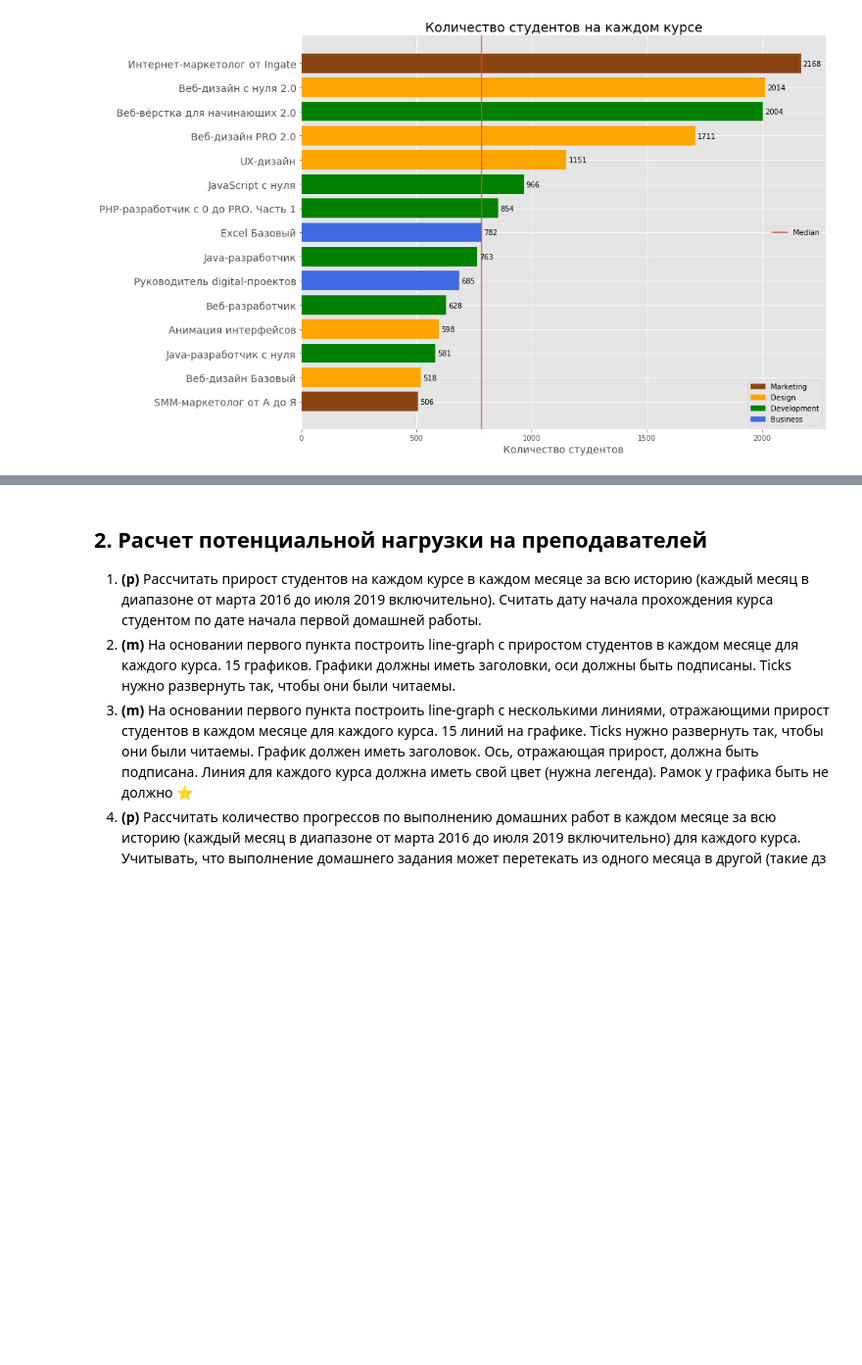
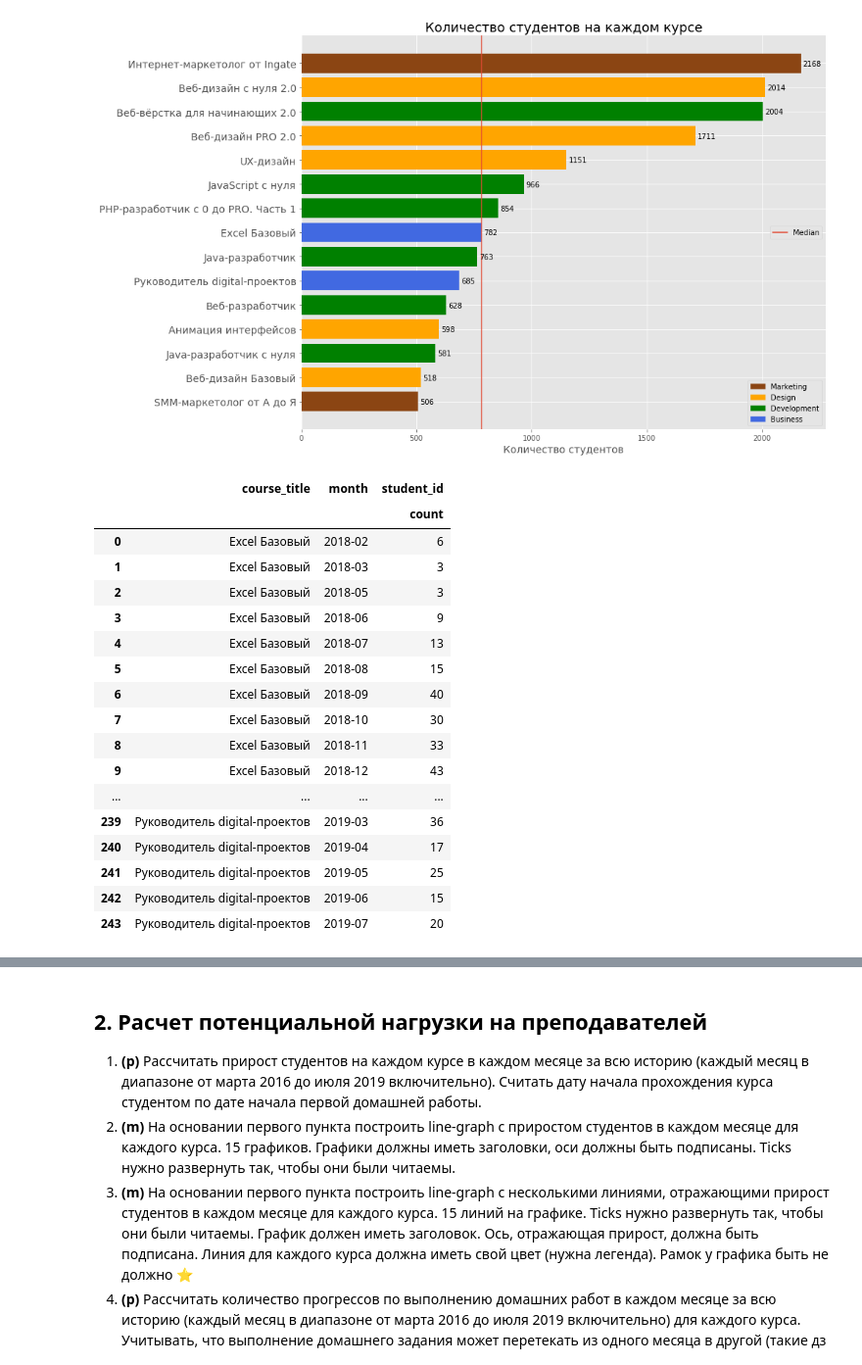
Before and after one commit to Dreeamcatcher/repo, a Jupyter notebook: skillbox/Data analytics - junior/course works/1/Coursework_analytics_1.ipynb, the cells around one changed output, grey strips where cells are left out. Shown at 98% size. Drawn from its saved outputs; the diff is of its cells as text; code cells hidden in the pictures; blank space fills up the shorter version.

Commit message:
part 2.1, dynamic_df

```diff
--- a/skillbox/Data analytics - junior/course works/1/Coursework_analytics_1.ipynb
+++ b/skillbox/Data analytics - junior/course works/1/Coursework_analytics_1.ipynb
@@ -251,24 +251,63 @@ plt.show()
 # %%
 # Рассчитать прирост студентов на каждом курсе в каждом месяце за всю историю
 # (каждый месяц в диапазоне от марта 2016 до июля 2019 включительно).
 # Считать дату начала прохождения курса студентом по дате начала первой домашней работы.
+
 # ФОРМИРУЕМ ДАТАФРЕЙМ, содержащий сведения только о первых ДЗ
 homeworks_df = main[['progress_id', 'course_title', 'module_number', 'lesson_number', 'is_homework', 'student_id']]
 # отсеиваем все, кроме домашних заданий
 homeworks_df = homeworks_df[homeworks_df.is_homework == True]
 # сортируем, для того чтобы первые домашние задания оказались сверху
 homeworks_df.sort_values(['module_number', 'lesson_number'], inplace=True)
 del homeworks_df['is_homework']
 # у каждого студента по курсам берем только первое выполненное ДЗ
 homeworks_df = homeworks_df.groupby(['progress_id', 'course_title', 'student_id']).agg('first').reset_index()
 # присоединяем даты начала/завершения домашних работ и статус
 homeworks_df = pd.merge(homeworks_df, data['progress_phases'], how='left', on=['progress_id', 'module_number', 'lesson_number'])
-# преобразуем поля с датами, в объекты Datetime
-def convert_datetime(hz):
+
+# преобразуем поля с датами, в объекты
+def convert_datetime(str_time):
     """конвертирует строки датафрейма в объекты Datetime"""
-    # datetime.strptime(x[:-3], '%Y-%m-%d %H:%M:%S.%f')
-    return hz
-# homeworks_df['start'] = homeworks_df[pd.isna(homeworks_df['start_date']) == False].start_date.apply(
-#     lambda x: convert_datetime(x)
-# )
+    mask = '%Y-%m-%d %H:%M:%S'
+    try:
+        return datetime.strptime(str_time[:-3], '{}{}'.format(mask, '.%f'))
+    except ValueError:
+        try:
+            return datetime.strptime(str_time[:-3], mask)
+        except ValueError:
+            return None
+homeworks_df['start_date'] = homeworks_df[pd.isna(homeworks_df['start_date']) == False].start_date.apply(lambda x: convert_datetime(x))
+homeworks_df['finish_date'] = homeworks_df[pd.isna(homeworks_df['finish_date']) == False].finish_date.apply(lambda x: convert_datetime(x))
+# узнать зачем нужны милисекундыс homeworks_df['hz'] = homeworks_df['start_date'].apply(lambda x: x.strftime('%Y-%m-%d %H:%M:%S'))
+homeworks_df['month'] = homeworks_df['start_date'].apply(lambda x: x.strftime('%Y-%m'))
+dynamic_df = homeworks_df[['course_title', 'month', 'student_id']].groupby(['course_title', 'month']).agg({'student_id': ['count']}).reset_index()
+# ищем минимальные и максимальные даты
+min_month, max_month = homeworks_df.month.min(), homeworks_df.month.max()
+# месяца без записей заполняем нулями
+# for course in dynamic_df.course_title.unique():
+    # for month in dynamic_df[dynamic_df.course_title == course].month:
+    #     m, y = month.split('-')
+
+
+dynamic_df.sort_values(['course_title', 'month'], inplace=True)
+dynamic_df
+# homeworks_df.info()
 # %% [output]
+|  | course_title | month | student_id |
+|  |  |  | count |
+| 0 | Excel Базовый | 2018-02 | 6 |
+| 1 | Excel Базовый | 2018-03 | 3 |
+| 2 | Excel Базовый | 2018-05 | 3 |
+| 3 | Excel Базовый | 2018-06 | 9 |
+| 4 | Excel Базовый | 2018-07 | 13 |
+| 5 | Excel Базовый | 2018-08 | 15 |
+| 6 | Excel Базовый | 2018-09 | 40 |
+| 7 | Excel Базовый | 2018-10 | 30 |
+| 8 | Excel Базовый | 2018-11 | 33 |
+| 9 | Excel Базовый | 2018-12 | 43 |
+| ... | ... | ... | ... |
+| 239 | Руководитель digital-проектов | 2019-03 | 36 |
+| 240 | Руководитель digital-проектов | 2019-04 | 17 |
+| 241 | Руководитель digital-проектов | 2019-05 | 25 |
+| 242 | Руководитель digital-проектов | 2019-06 | 15 |
+| 243 | Руководитель digital-проектов | 2019-07 | 20 |
```
Also changed, not shown: parts of 1 cell of this notebook.
